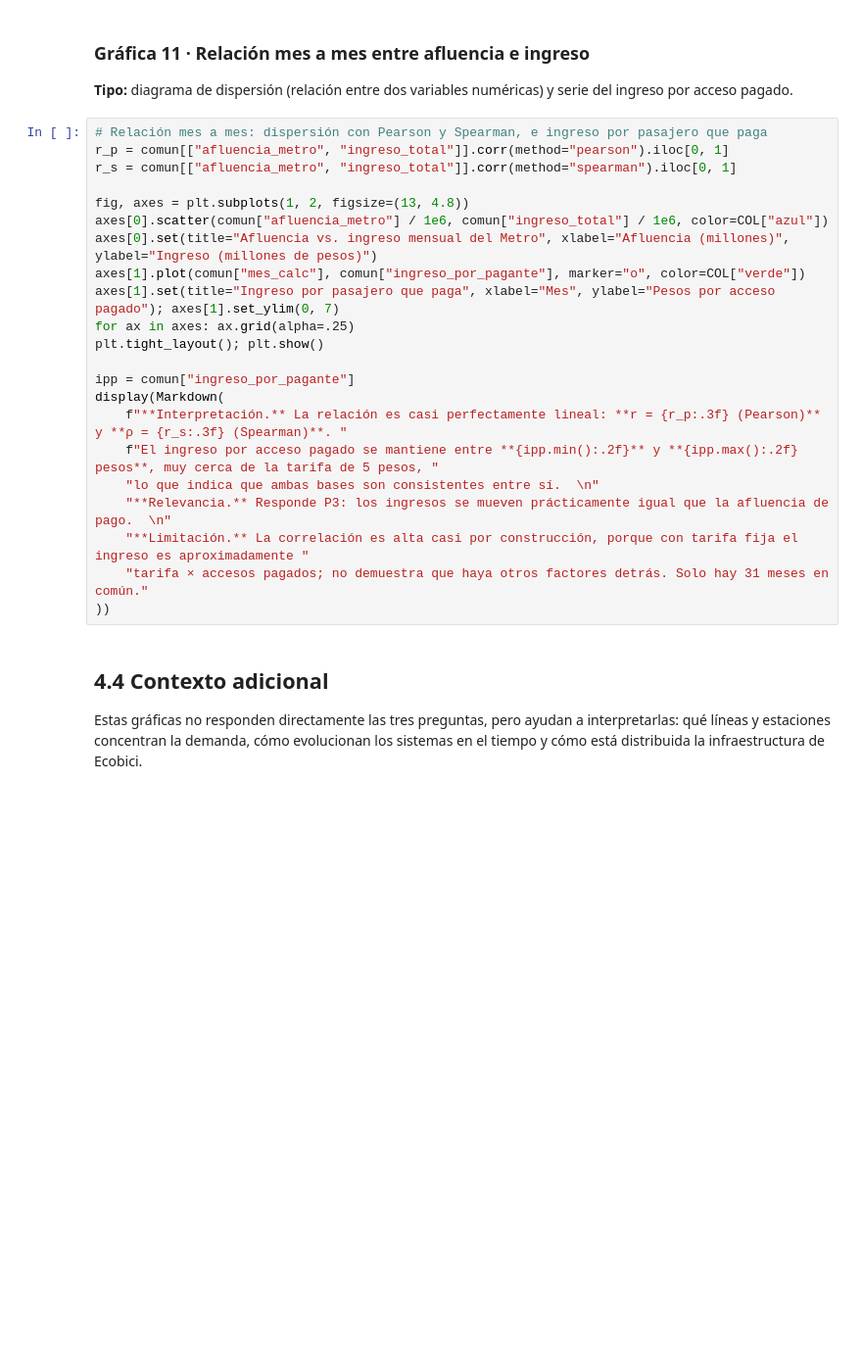
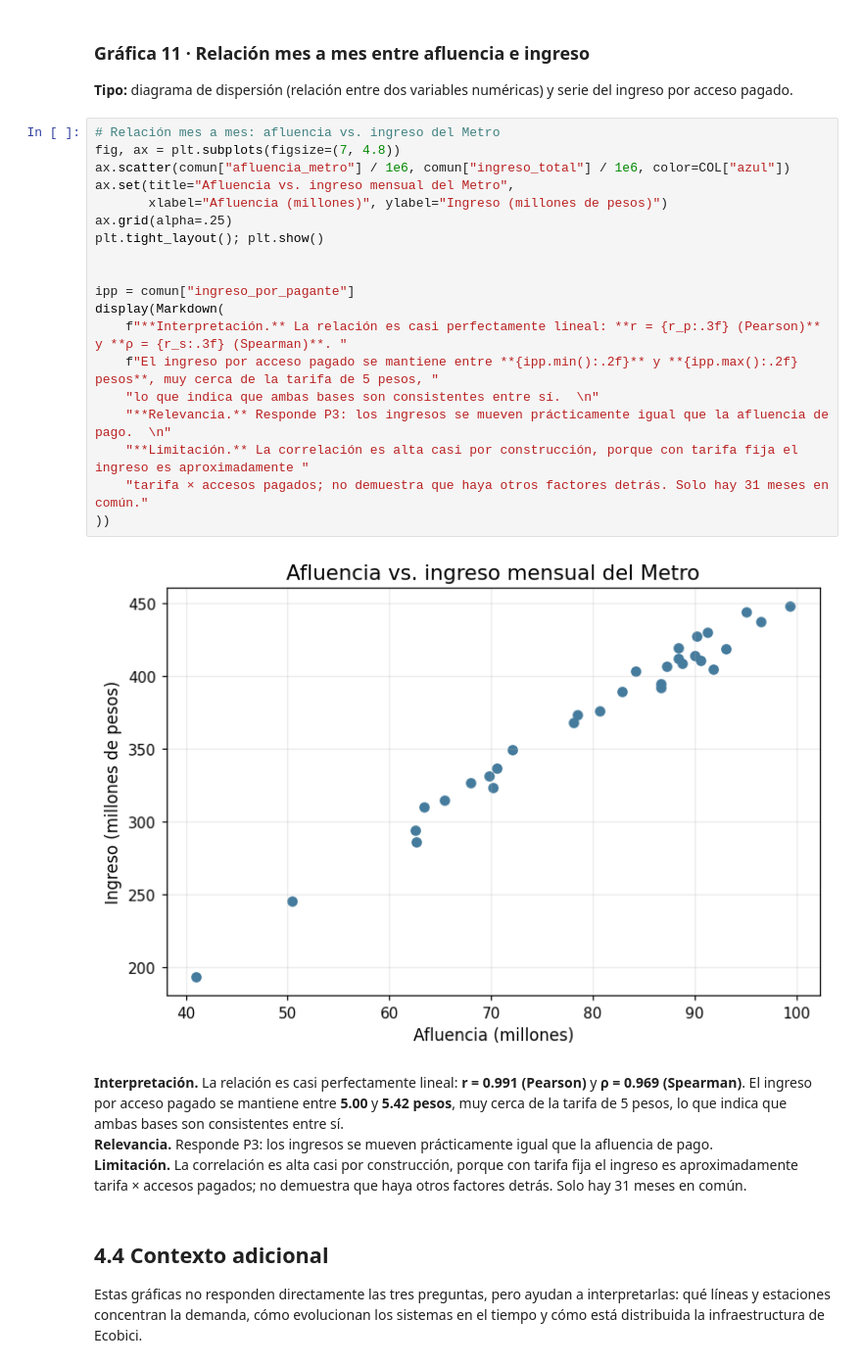
Before and after one commit to Juan-Gallegos7/Movilidad-Urbana-del-Sistema-de-Transporte-CDMX, a Jupyter notebook: notebooks/Final_Proyecto_Movilidad_CDMX_v3.ipynb, the cells around one changed output. Shown at 98% size. Drawn from its saved outputs; the diff is of its cells as text; blank space fills up the shorter version.

```diff
--- a/notebooks/Final_Proyecto_Movilidad_CDMX_v3.ipynb
+++ b/notebooks/Final_Proyecto_Movilidad_CDMX_v3.ipynb
@@ -2570,27 +3527,29 @@ display(Markdown(
 
 **Tipo:** diagrama de dispersión (relación entre dos variables numéricas) y serie del ingreso por acceso pagado.
 # %%
-# Relación mes a mes: dispersión con Pearson y Spearman, e ingreso por pasajero que paga
-r_p = comun[["afluencia_metro", "ingreso_total"]].corr(method="pearson").iloc[0, 1]
-r_s = comun[["afluencia_metro", "ingreso_total"]].corr(method="spearman").iloc[0, 1]
+# Relación mes a mes: afluencia vs. ingreso del Metro
+fig, ax = plt.subplots(figsize=(7, 4.8))
+ax.scatter(comun["afluencia_metro"] / 1e6, comun["ingreso_total"] / 1e6, color=COL["azul"])
+ax.set(title="Afluencia vs. ingreso mensual del Metro",
+       xlabel="Afluencia (millones)", ylabel="Ingreso (millones de pesos)")
+ax.grid(alpha=.25)
+plt.tight_layout(); plt.show()
 
-fig, axes = plt.subplots(1, 2, figsize=(13, 4.8))
-axes[0].scatter(comun["afluencia_metro"] / 1e6, comun["ingreso_total"] / 1e6, color=COL["azul"])
-axes[0].set(title="Afluencia vs. ingreso mensual del Metro", xlabel="Afluencia (millones)", ylabel="Ingreso (millones de pesos)")
-axes[1].plot(comun["mes_calc"], comun["ingreso_por_pagante"], marker="o", color=COL["verde"])
-axes[1].set(title="Ingreso por pasajero que paga", xlabel="Mes", ylabel="Pesos por acceso pagado"); axes[1].set_ylim(0, 7)
-for ax in axes: ax.grid(alpha=.25)
-plt.tight_layout(); plt.show()
 
 ipp = comun["ingreso_por_pagante"]
 display(Markdown(
     f"**Interpretación.** La relación es casi perfectamente lineal: **r = {r_p:.3f} (Pearson)** y **ρ = {r_s:.3f} (Spearman)**. "
     f"El ingreso por acceso pagado se mantiene entre **{ipp.min():.2f}** y **{ipp.max():.2f} pesos**, muy cerca de la tarifa de 5 pesos, "
     "lo que indica que ambas bases son consistentes entre sí.  \n"
     "**Relevancia.** Responde P3: los ingresos se mueven prácticamente igual que la afluencia de pago.  \n"
     "**Limitación.** La correlación es alta casi por construcción, porque con tarifa fija el ingreso es aproximadamente "
     "tarifa × accesos pagados; no demuestra que haya otros factores detrás. Solo hay 31 meses en común."
 ))
+# %% [output]
+[figure, added]
+**Interpretación.** La relación es casi perfectamente lineal: **r = 0.991 (Pearson)** y **ρ = 0.969 (Spearman)**. El ingreso por acceso pagado se mantiene entre **5.00** y **5.42 pesos**, muy cerca de la tarifa de 5 pesos, lo que indica que ambas bases son consistentes entre sí.
+**Relevancia.** Responde P3: los ingresos se mueven prácticamente igual que la afluencia de pago.
+**Limitación.** La correlación es alta casi por construcción, porque con tarifa fija el ingreso es aproximadamente tarifa × accesos pagados; no demuestra que haya otros factores detrás. Solo hay 31 meses en común.
 # %% [markdown]
 ## 4.4 Contexto adicional
 
```
Also changed, not shown: parts of 85 cells of this notebook.
